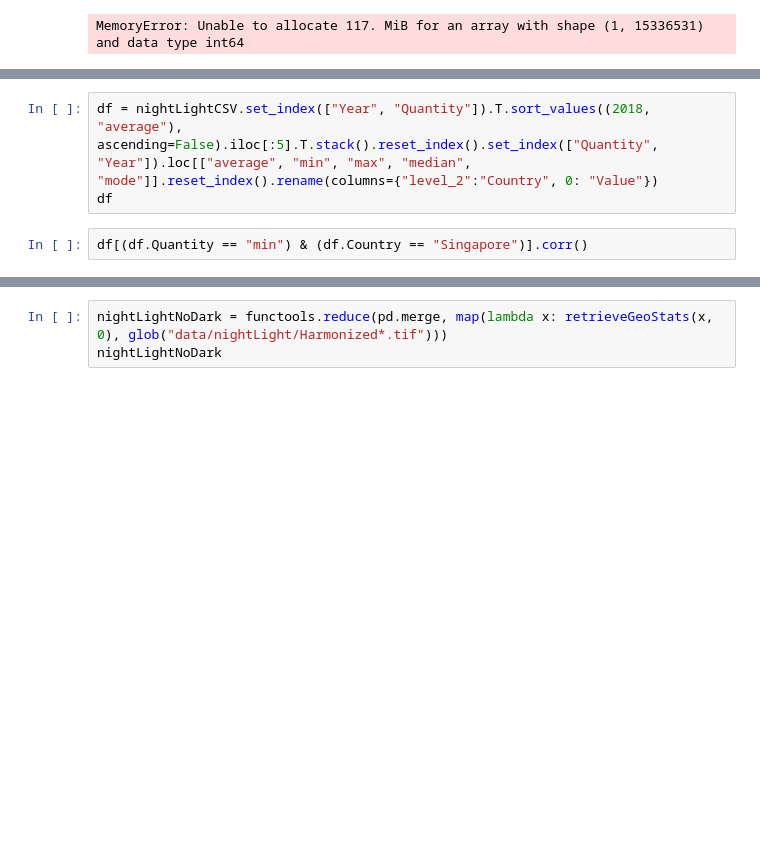
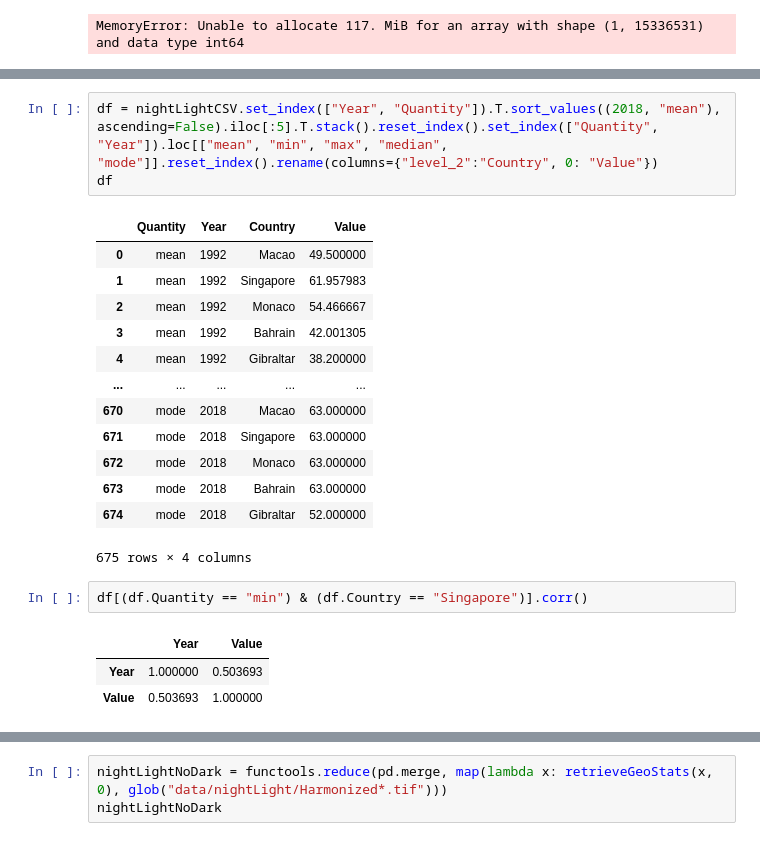
Before and after one commit to ThePyProgrammer/lightPollution, a Jupyter notebook: RasterAnalysis.ipynb, the cells around one changed output, grey strips where cells are left out. Drawn from its saved outputs; the diff is of its cells as text; blank space fills up the shorter version.

```diff
--- a/RasterAnalysis.ipynb
+++ b/RasterAnalysis.ipynb
@@ -128,7 +204,25 @@ sns.stripplot(x="Year", y="Value", data=nightLightCSV[nightLightCSV.Quantity ==
 # %%
-df = nightLightCSV.set_index(["Year", "Quantity"]).T.sort_values((2018, "average"), ascending=False).iloc[:5].T.stack().reset_index().set_index(["Quantity", "Year"]).loc[["average", "min", "max", "median", "mode"]].reset_index().rename(columns={"level_2":"Country", 0: "Value"})
+df = nightLightCSV.set_index(["Year", "Quantity"]).T.sort_values((2018, "mean"), ascending=False).iloc[:5].T.stack().reset_index().set_index(["Quantity", "Year"]).loc[["mean", "min", "max", "median", "mode"]].reset_index().rename(columns={"level_2":"Country", 0: "Value"})
 df
+# %% [output]
+|  | Quantity | Year | Country | Value |
+| 0 | mean | 1992 | Macao | 49.500000 |
+| 1 | mean | 1992 | Singapore | 61.957983 |
+| 2 | mean | 1992 | Monaco | 54.466667 |
+| 3 | mean | 1992 | Bahrain | 42.001305 |
+| 4 | mean | 1992 | Gibraltar | 38.200000 |
+| ... | ... | ... | ... | ... |
+| 670 | mode | 2018 | Macao | 63.000000 |
+| 671 | mode | 2018 | Singapore | 63.000000 |
+| 672 | mode | 2018 | Monaco | 63.000000 |
+| 673 | mode | 2018 | Bahrain | 63.000000 |
+| 674 | mode | 2018 | Gibraltar | 52.000000 |
+675 rows × 4 columns
 # %%
 df[(df.Quantity == "min") & (df.Country == "Singapore")].corr()
+# %% [output]
+|  | Year | Value |
+| Year | 1.000000 | 0.503693 |
+| Value | 0.503693 | 1.000000 |
 # %%
 sns.FacetGrid(df, col="Quantity", row="Country").map(sns.lineplot, "Year", "Value")
```
Also changed, not shown: parts of 14 cells of this notebook, 13 other files.
